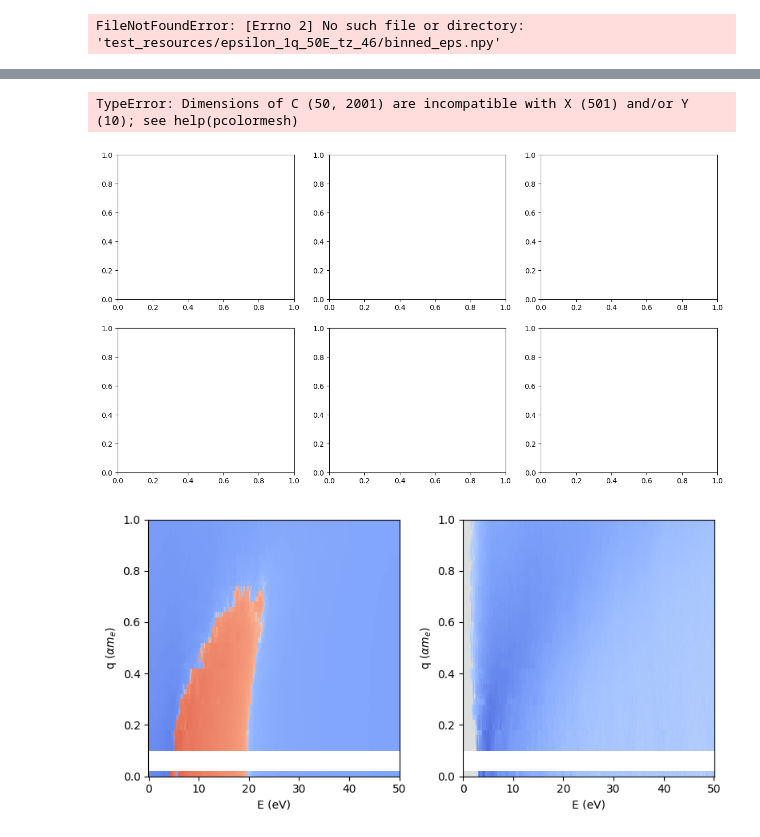
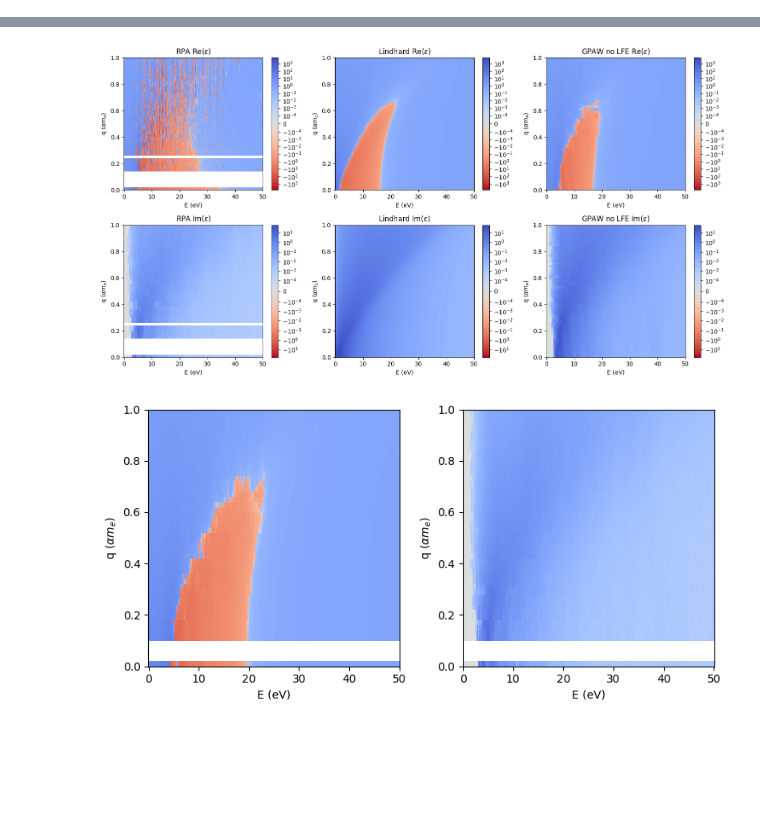
Before and after one commit to meganhott/QCDark2, a Jupyter notebook: plots.ipynb, the cells around one changed output, grey strips where cells are left out. Saved outputs shown, nothing was run; the diff lists cells and outputs as text; code cells hidden in the pictures; blank space fills up the shorter version.

```diff
--- a/plots.ipynb
+++ b/plots.ipynb
@@ -16,34 +13,28 @@ E = np.arange(0, 200+parmt.dE, parmt.dE) #eV
 # %%
 #RPA
-binned_eps = np.load('test_resources/epsilon_1q_200E_tz_6/binned_eps.npy') #6x6x6 -> 6x6x6
+binned_eps = np.load('test_resources/binned_eps/cc-pvtz_pbe_6_bg1.10_1q_200E_old.npy') #6x6x6 -> 6x6x6
 bin_centers = gen_bin_centers(q_max=1)
 eps = epsilon_r(bin_centers, binned_eps)
 
-binned_eps = np.load('test_resources/epsilon_1q_50E_tz_46/binned_eps.npy') #4x4x4 -> 6x6x6
+binned_eps = np.load('test_resources/binned_eps/cc-pvtz_pbe_46_bg1.10_1q_50E_old.npy') #4x4x4 -> 6x6x6
 bin_centers = gen_bin_centers(q_max=1)
 eps_46 = epsilon_r(bin_centers, binned_eps)
 
-binned_eps = np.load('test_resources/epsilon_1q_50E_tz_68/binned_eps.npy') #6x6x6 -> 8x8x8
+binned_eps = np.load('test_resources/binned_eps/cc-pvtz_pbe_68_bg1.10_1q_50E_old.npy') #6x6x6 -> 8x8x8
 bin_centers = gen_bin_centers(q_max=1)
 eps_68 = epsilon_r(bin_centers, binned_eps)
 
-binned_eps = np.load('test_resources/epsilon_1q_50E_tz_8/binned_eps.npy') #8x8x8 -> 8x8x8
+binned_eps = np.load('test_resources/binned_eps/cc-pvtz_pbe_8_bg1.10_1q_50E_old.npy') #8x8x8 -> 8x8x8
 bin_centers = gen_bin_centers(q_max=1)
 eps_8 = epsilon_r(bin_centers, binned_eps)
 
-binned_eps = np.load('test_resources/epsilon_5q_50E_tz_6/binned_eps.npy') #6x6x6 -> 6x6x6
+binned_eps = np.load('test_resources/binned_eps/cc-pvtz_pbe_6_bg1.10_5q_50E_old.npy') #6x6x6 -> 6x6x6
 bin_centers = gen_bin_centers(q_max=5)
 eps_6_5q = epsilon_r(bin_centers, binned_eps)
 
-binned_eps = np.load('test_resources/epsilon_1q_50E_dz_6/binned_eps.npy') #6x6x6 -> 6x6x6
+binned_eps = np.load('test_resources/binned_eps/cc-pvdz_pbe_6_bg1.10_1q_50E_tz_6_old.npy') #6x6x6 -> 6x6x6
 bin_centers = gen_bin_centers(q_max=1)
 eps_6_dz = epsilon_r(bin_centers, binned_eps)
-
-binned_eps = np.load('test_resources/epsilon_1q_50E_tzp_6/binned_eps.npy') #6x6x6 -> 6x6x6
-bin_centers = gen_bin_centers(q_max=1)
-eps_tzp = epsilon_r(bin_centers, binned_eps)
-# %% [output]
-FileNotFoundError: [Errno 2] No such file or directory: 'test_resources/epsilon_1q_50E_tz_46/binned_eps.npy'
 # %%
 #RPA Kramers-Kronig
 
@@ -113,47 +101,49 @@ eps_l = Lindhard(E_mesh, q_mesh, 0.1)
 # %%
 #Full Re and Im Plots
+q = np.arange(0.01, 1, parmt.dq) #alpha me
+E = np.arange(0, 200+parmt.dE, parmt.dE) #eV
+
+E_mesh, q_mesh = np.meshgrid(E, q)
+eps_l = Lindhard(E_mesh, q_mesh, 0.1)
+
 c = 'coolwarm_r'
 th = 1e-4
 re_min = np.min(np.concatenate([np.real(eps[np.invert(np.isnan(eps))]), np.real(eps_l[np.invert(np.isnan(eps_l))])]))
 re_max = np.max(np.concatenate([np.real(eps[np.invert(np.isnan(eps))]), np.real(eps_l[np.invert(np.isnan(eps_l))])]))
 im_min = np.min(np.concatenate([np.imag(eps[np.invert(np.isnan(eps))]), np.imag(eps_l[np.invert(np.isnan(eps_l))])]))
 im_max = np.max(np.concatenate([np.imag(eps[np.invert(np.isnan(eps))]), np.imag(eps_l[np.invert(np.isnan(eps_l))])]))
 re_max = max(-1*re_min, re_max)
 
 fig, ax = plt.subplots(2,3, figsize=(15,8))
 
-im0 = ax[(0,0)].pcolormesh(E, q, np.real(eps), cmap=c, norm=matplotlib.colors.SymLogNorm(th, vmin=-re_max, vmax=re_max))
-im1 = ax[(1,0)].pcolormesh(E, q, np.imag(eps), cmap=c, norm=matplotlib.colors.SymLogNorm(th, vmin=-im_max, vmax=im_max,))
-im2 = ax[(0,1)].pcolormesh(E, q, np.real(eps_l), cmap=c, norm=matplotlib.colors.SymLogNorm(th, vmin=-re_max, vmax=re_max))
-im3 = ax[(1,1)].pcolormesh(E, q, np.imag(eps_l), cmap=c, norm=matplotlib.colors.SymLogNorm(th, vmin=-im_max, vmax=im_max,))
-im4 = ax[(0,2)].pcolormesh(E, q, darkelf_gpaw.eps1(E, q*alpha*mElectron), cmap=c, norm=matplotlib.colors.SymLogNorm(th, vmin=-re_max, vmax=re_max))
-im5 = ax[(1,2)].pcolormesh(E, q, darkelf_gpaw.eps2(E, q*alpha*mElectron), cmap=c, norm=matplotlib.colors.SymLogNorm(th, vmin=-im_max, vmax=im_max))
+im0 = ax[(0,0)].pcolormesh(E[:501], q, np.real(eps[:,:501]), cmap=c, norm=matplotlib.colors.SymLogNorm(th, vmin=-re_max, vmax=re_max))
+im1 = ax[(1,0)].pcolormesh(E[:501], q, np.imag(eps[:,:501]), cmap=c, norm=matplotlib.colors.SymLogNorm(th, vmin=-im_max, vmax=im_max,))
+im2 = ax[(0,1)].pcolormesh(E[:501], q, np.real(eps_l[:,:501]), cmap=c, norm=matplotlib.colors.SymLogNorm(th, vmin=-re_max, vmax=re_max))
+im3 = ax[(1,1)].pcolormesh(E[:501], q, np.imag(eps_l[:,:501]), cmap=c, norm=matplotlib.colors.SymLogNorm(th, vmin=-im_max, vmax=im_max,))
+im4 = ax[(0,2)].pcolormesh(E[:501], q, darkelf_gpaw.eps1(E[:501], q*alpha*mElectron), cmap=c, norm=matplotlib.colors.SymLogNorm(th, vmin=-re_max, vmax=re_max))
+im5 = ax[(1,2)].pcolormesh(E[:501], q, darkelf_gpaw.eps2(E[:501], q*alpha*mElectron), cmap=c, norm=matplotlib.colors.SymLogNorm(th, vmin=-im_max, vmax=im_max))
 """
 im0 = ax[(0,0)].imshow(np.real(eps_l), cmap=c, norm=matplotlib.colors.SymLogNorm(th, vmin=-re_max, vmax=re_max), origin='lower')
-im1 = ax[(0,1)].imshow(np.imag(eps_l), cmap=c, norm=matplotlib.colors.SymLogNorm(th, vmin=-im_max, vmax=im_max,), origin='lower')
-im2 = ax[(1,0)].imshow(np.real(eps), cmap=c, norm=matplotlib.colors.SymLogNorm(th, vmin=-re_max, vmax=re_max), origin='lower')
-im3 = ax[(1,1)].imshow(np.imag(eps), cmap=c, norm=matplotlib.colors.SymLogNorm(th, vmin=-im_max, vmax=im_max,), origin='lower')
 """
 fig.colorbar(im0, ax=ax[(0,0)])
 fig.colorbar(im1, ax=ax[(1,0)])
 ax[(0,0)].set_title(r'RPA Re($\epsilon$)')
 ax[(1,0)].set_title(r'RPA Im($\epsilon$)')
 #ax[(1,0)].axvline(x=1.12, ymin=0, ymax=1, color='k', linestyle='--')
 fig.colorbar(im2, ax=ax[(0,1)])
 fig.colorbar(im3, ax=ax[(1,1)])
 ax[(0,1)].set_title(r'Lindhard Re($\epsilon$)')
 ax[(1,1)].set_title(r'Lindhard Im($\epsilon$)')
 fig.colorbar(im4, ax=ax[(0,2)])
 fig.colorbar(im5, ax=ax[(1,2)])
 ax[(0,2)].set_title(r'GPAW no LFE Re($\epsilon$)')
 ax[(1,2)].set_title(r'GPAW no LFE Im($\epsilon$)')
 
 for i in [0,1]:
     for j in [0,1,2]:
         ax[(i,j)].set_xlabel('E (eV)')
         ax[(i,j)].set_ylabel(r'q ($\alpha m_e$)')
 plt.tight_layout()
 # %% [output]
-TypeError: Dimensions of C (50, 2001) are incompatible with X (501) and/or Y (10); see help(pcolormesh)
-[figure, old version]
+[figure, new version]
 # %%
```
Also changed, not shown: parts of 9 cells of this notebook, 1 other file.
